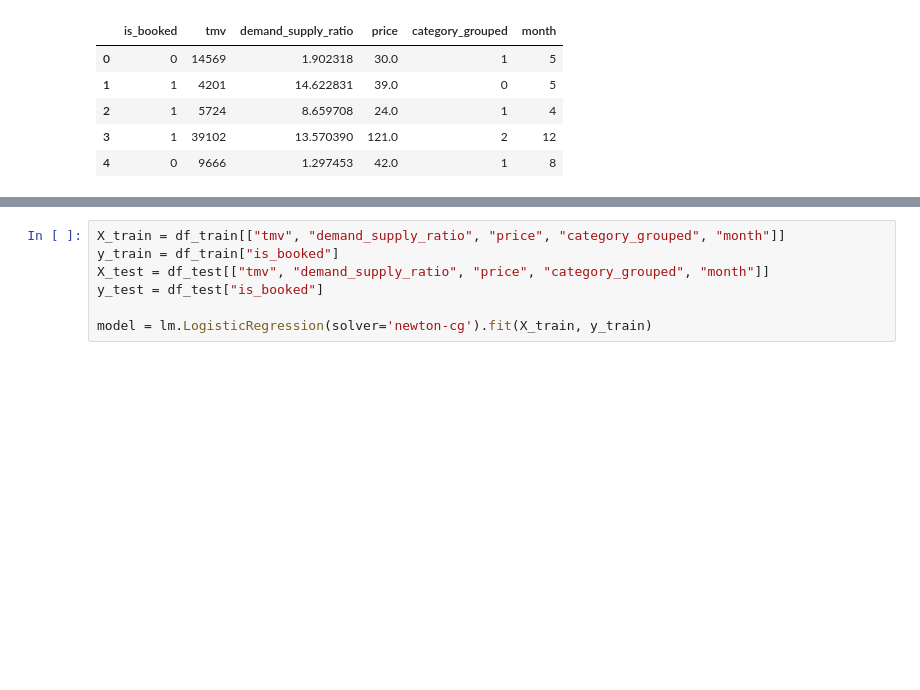
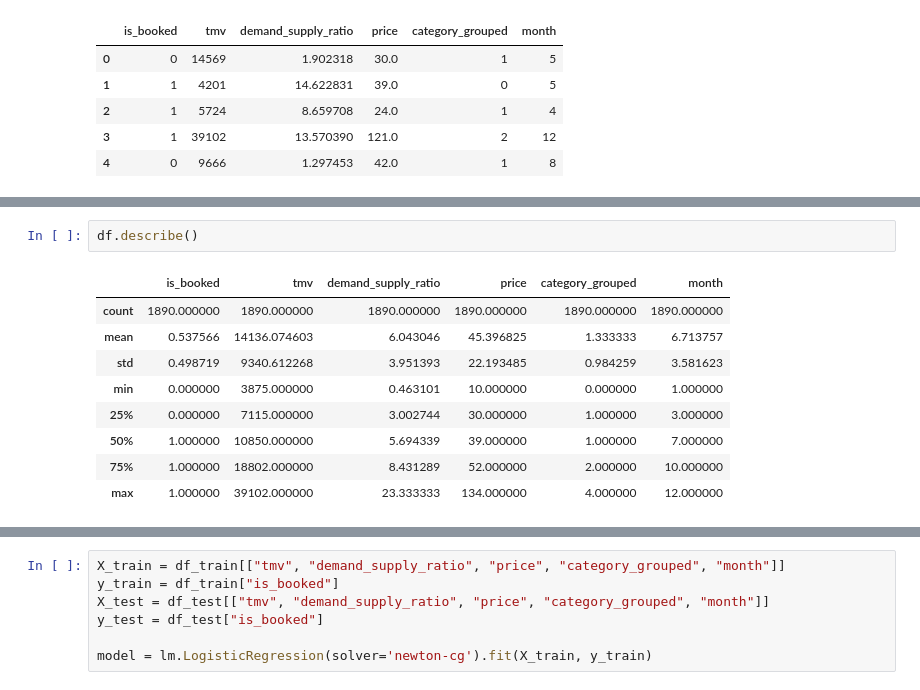
Before and after one commit to Manish-rai21bit/ml_hands_on_repo, a Jupyter notebook: 19Jun2019_LogisticRegression.ipynb, the cells around one changed output, grey strips where cells are left out. Cells and saved outputs as stored; diff of their text form; blank space fills up the shorter version.

```diff
--- a/19Jun2019_LogisticRegression.ipynb
+++ b/19Jun2019_LogisticRegression.ipynb
@@ -40,0 +70,12 @@ df.head()
+# %%
+df.describe()
+# %% [output]
+|  | is_booked | tmv | demand_supply_ratio | price | category_grouped | month |
+| count | 1890.000000 | 1890.000000 | 1890.000000 | 1890.000000 | 1890.000000 | 1890.000000 |
+| mean | 0.537566 | 14136.074603 | 6.043046 | 45.396825 | 1.333333 | 6.713757 |
+| std | 0.498719 | 9340.612268 | 3.951393 | 22.193485 | 0.984259 | 3.581623 |
+| min | 0.000000 | 3875.000000 | 0.463101 | 10.000000 | 0.000000 | 1.000000 |
+| 25% | 0.000000 | 7115.000000 | 3.002744 | 30.000000 | 1.000000 | 3.000000 |
+| 50% | 1.000000 | 10850.000000 | 5.694339 | 39.000000 | 1.000000 | 7.000000 |
+| 75% | 1.000000 | 18802.000000 | 8.431289 | 52.000000 | 2.000000 | 10.000000 |
+| max | 1.000000 | 39102.000000 | 23.333333 | 134.000000 | 4.000000 | 12.000000 |
```
Also changed, not shown: parts of 9 cells of this notebook.
